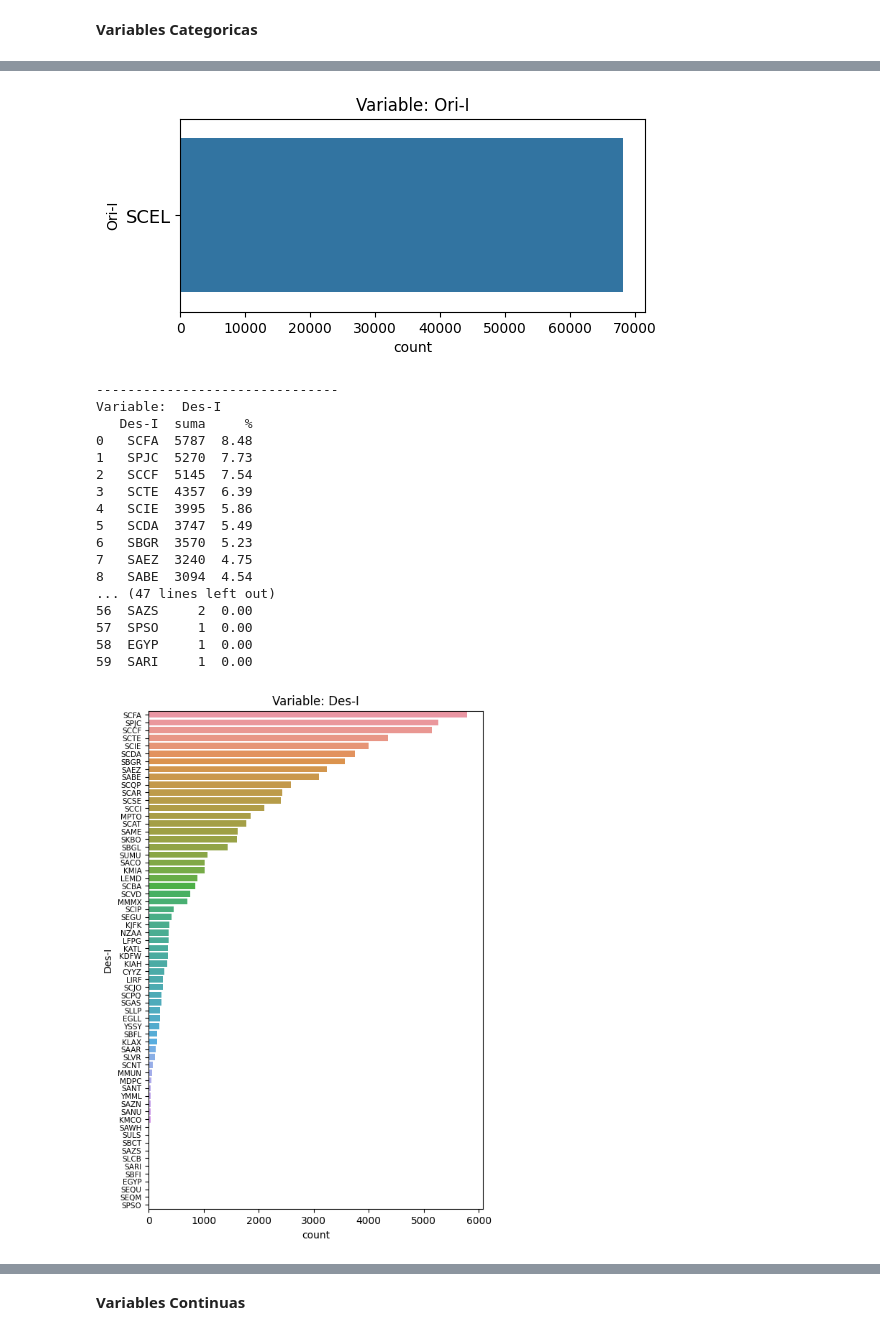
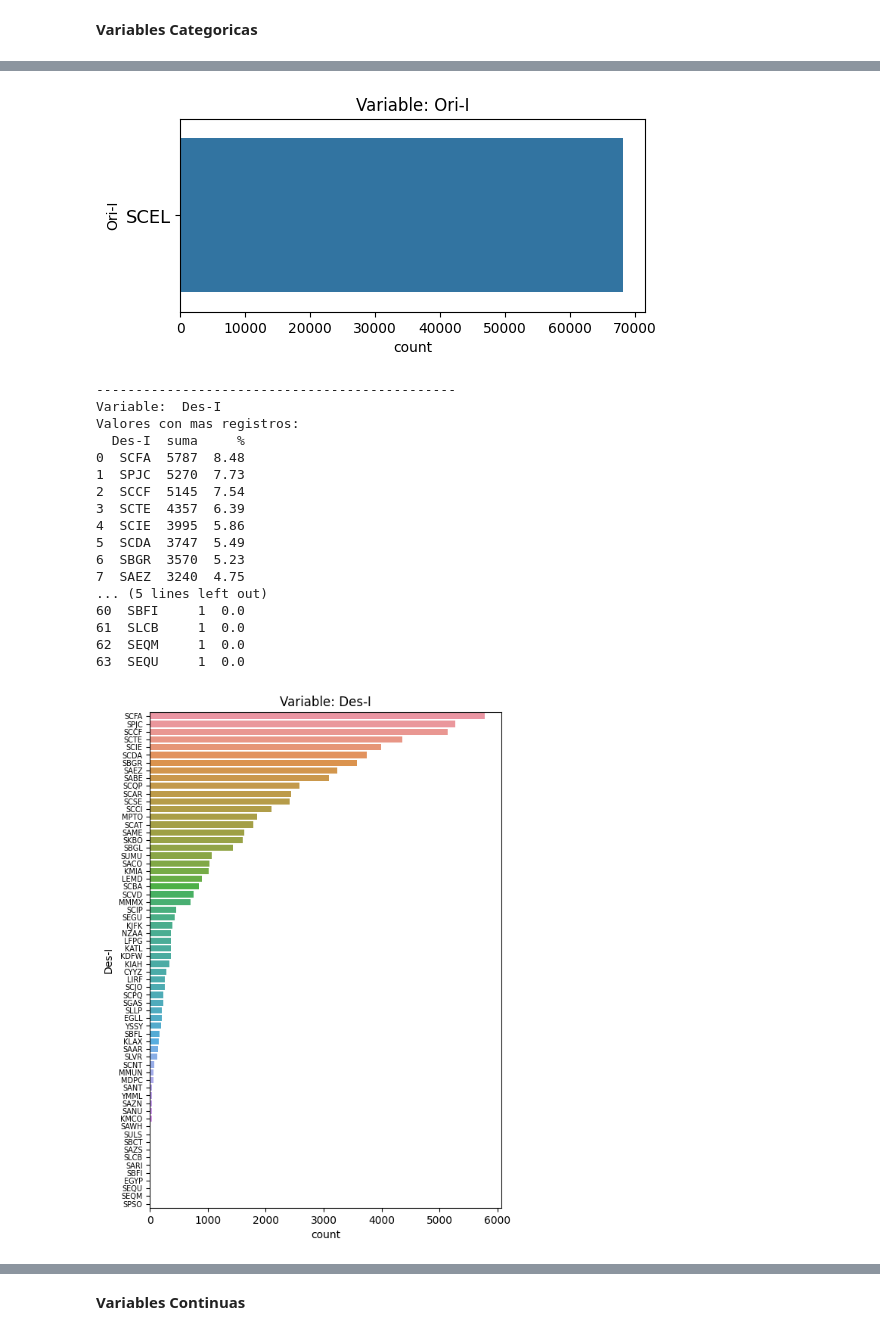
Before and after one commit to Mishagk/LATAM-Desafio-DS, a Jupyter notebook: solution.ipynb, the cells around one changed output, grey strips where cells are left out. Cells and saved outputs as stored; diff of their text form; code cells hidden in the pictures.

Commit message:
actualizacion - exploracion variables

```diff
--- a/solution.ipynb
+++ b/solution.ipynb
@@ -547,36 +599,45 @@ datacat.describe()
 # recorrer cada variable categorica
 for variable in datacat.columns.tolist():
 
-    rint('-------------------------------')
+    print('----------------------------------------------')
     print('Variable: ',variable)
 
     conteo = datacat[[variable]] # seleccionar variable
     conteo["suma"] = 1   # variable auxiliar
     conteo = conteo.groupby(variable).agg(np.sum).sort_values("suma",ascending=False).reset_index() # conteo de valores por grupo
     conteo["%"] = np.round(100*conteo["suma"]/np.sum(conteo["suma"]),2) # calculo de porcentajes
-    print(conteo.head(60))
 
-    cantidad = conteo.shape[0]
+    # Mostrar lista/tabla de cantidad de registros por valor unico en la variable
+    if(conteo.shape[0] > 20):
+        print('Valores con mas registros:')
+        print(conteo.head(10))
+        print('Valores con menos registros:')
+        print(conteo.tail(5))
+    else:
+        print('Cantidad de registros por valor:')
 
+    cantidad = conteo.shape[0] # cantidad de registros en dataframe agrupado
+
+    # Determinar aspectos de tamaño de la figura y tamaño de letra
     if(cantidad < 10):
         figy = 2.5
-        fsize = 13.0
+        fontsize = 13.0
     elif(cantidad < 25):
         figy = 4.0
-        fsize = 11.0
+        fontsize = 11.0
     elif(cantidad < 45):
         figy = 6.0
-        fsize = 9.0
+        fontsize = 8.5
     elif(cantidad < 60):
         figy = 7.5
-        fsize = 8.5
+        fontsize = 8.0
     else:
-        figy = 9.0
-        fsize = 7.5
+        figy = 8.5
+        fontsize = 7.0
 
     plt.figure(figsize=(6,figy))
     b = sns.countplot(datacat,y=variable,order=datacat[variable].value_counts().index)
-    b.set_yticklabels(datacat[variable].value_counts().index, size = fsize)
+    b.set_yticklabels(datacat[variable].value_counts().index, size = fontsize)
     plt.title("Variable: " + str(variable))
     plt.show()
 # %% [output]
@@ -587,19 +647,19 @@ Variable:  Ori-I
 [figure]
--------------------------------
+----------------------------------------------
 Variable:  Des-I
-   Des-I  suma     %
-0   SCFA  5787  8.48
-1   SPJC  5270  7.73
-2   SCCF  5145  7.54
-3   SCTE  4357  6.39
-4   SCIE  3995  5.86
-5   SCDA  3747  5.49
-6   SBGR  3570  5.23
-7   SAEZ  3240  4.75
-8   SABE  3094  4.54
-... (47 lines left out)
-56  SAZS     2  0.00
-57  SPSO     1  0.00
-58  EGYP     1  0.00
-59  SARI     1  0.00
+Valores con mas registros:
+  Des-I  suma     %
+0  SCFA  5787  8.48
+1  SPJC  5270  7.73
+2  SCCF  5145  7.54
+3  SCTE  4357  6.39
+4  SCIE  3995  5.86
+5  SCDA  3747  5.49
+6  SBGR  3570  5.23
+7  SAEZ  3240  4.75
+... (5 lines left out)
+60  SBFI     1  0.0
+61  SLCB     1  0.0
+62  SEQM     1  0.0
+63  SEQU     1  0.0
-[figure, old version]
+[figure, new version]
```
Also changed, not shown: parts of 32 cells of this notebook.
